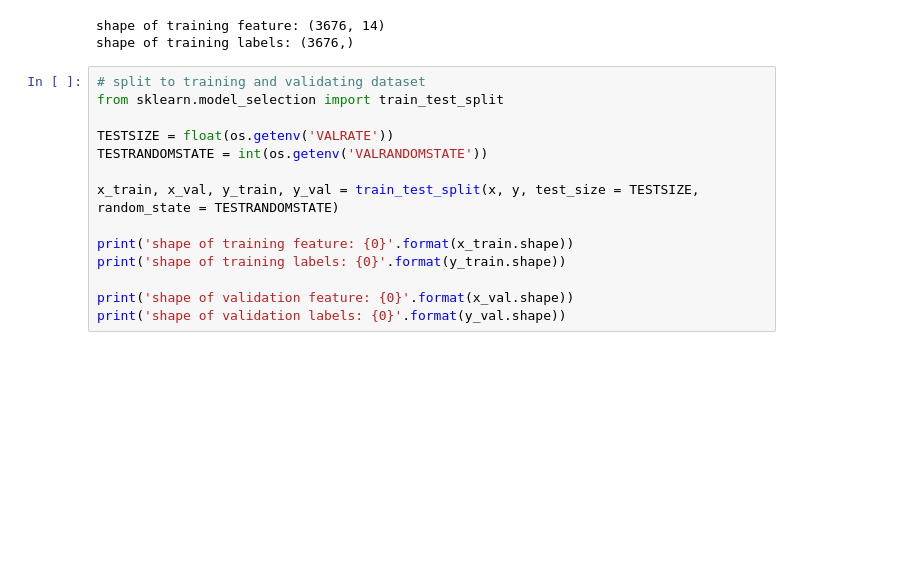
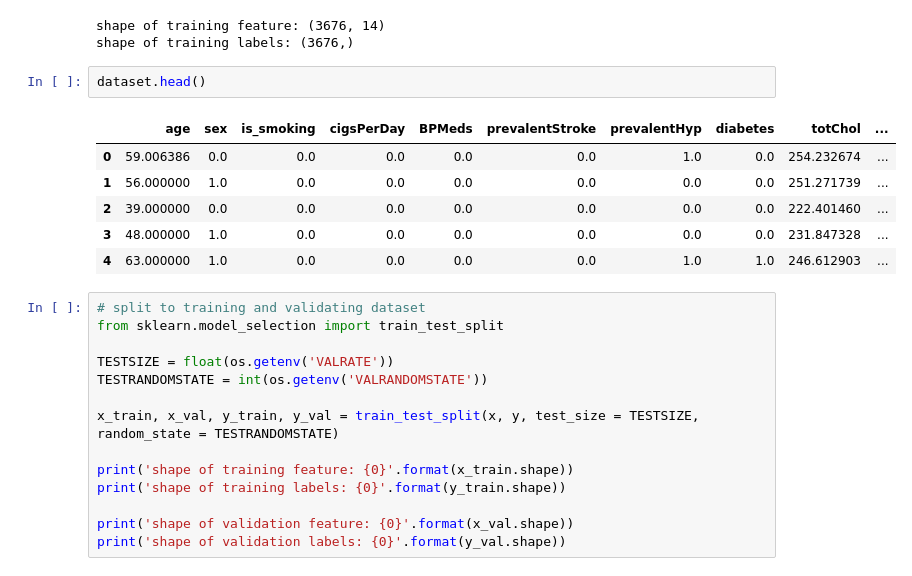
Before and after one commit to henri1024/chd-classifier, a Jupyter notebook: training.ipynb, the cells around one changed output. Drawn from its saved outputs; the diff is of its cells as text; blank space fills up the shorter version.

```diff
--- a/training.ipynb
+++ b/training.ipynb
@@ -63,6 +63,15 @@ print('shape of training labels: {0}'.format(y.shape))
 # %% [output]
 shape of training feature: (3676, 14)
 shape of training labels: (3676,)
+# %%
+dataset.head()
+# %% [output]
+|  | age | sex | is_smoking | cigsPerDay | BPMeds | prevalentStroke | prevalentHyp | diabetes | totChol | ... |
+| 0 | 59.006386 | 0.0 | 0.0 | 0.0 | 0.0 | 0.0 | 1.0 | 0.0 | 254.232674 | ... |
+| 1 | 56.000000 | 1.0 | 0.0 | 0.0 | 0.0 | 0.0 | 0.0 | 0.0 | 251.271739 | ... |
+| 2 | 39.000000 | 0.0 | 0.0 | 0.0 | 0.0 | 0.0 | 0.0 | 0.0 | 222.401460 | ... |
+| 3 | 48.000000 | 1.0 | 0.0 | 0.0 | 0.0 | 0.0 | 0.0 | 0.0 | 231.847328 | ... |
+| 4 | 63.000000 | 1.0 | 0.0 | 0.0 | 0.0 | 0.0 | 1.0 | 1.0 | 246.612903 | ... |
 # %%
 # split to training and validating dataset
 from sklearn.model_selection import train_test_split
```
Also changed, not shown: parts of 5 cells of this notebook, 5 other files.
